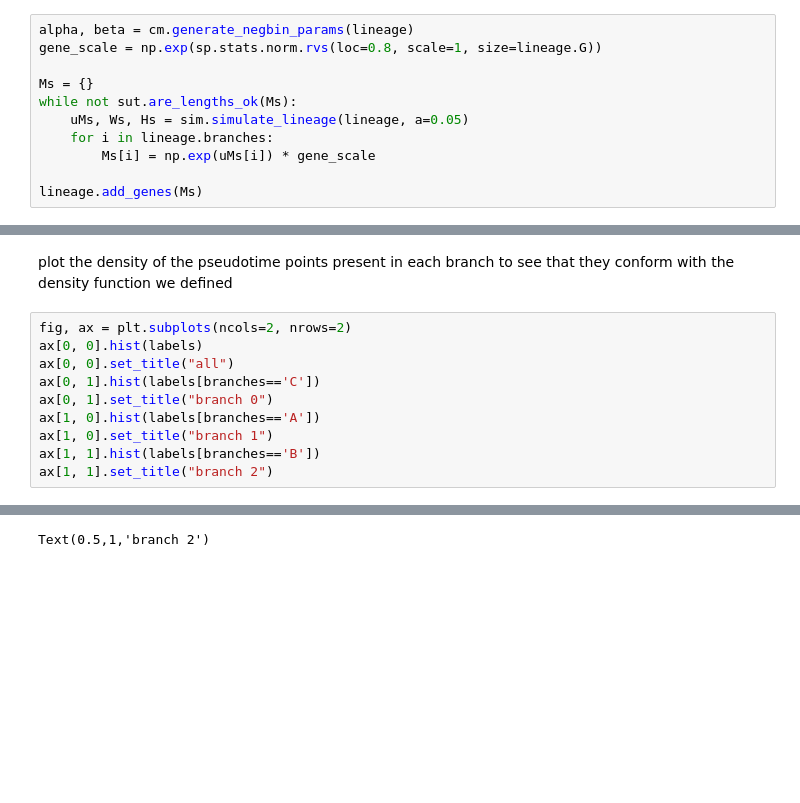
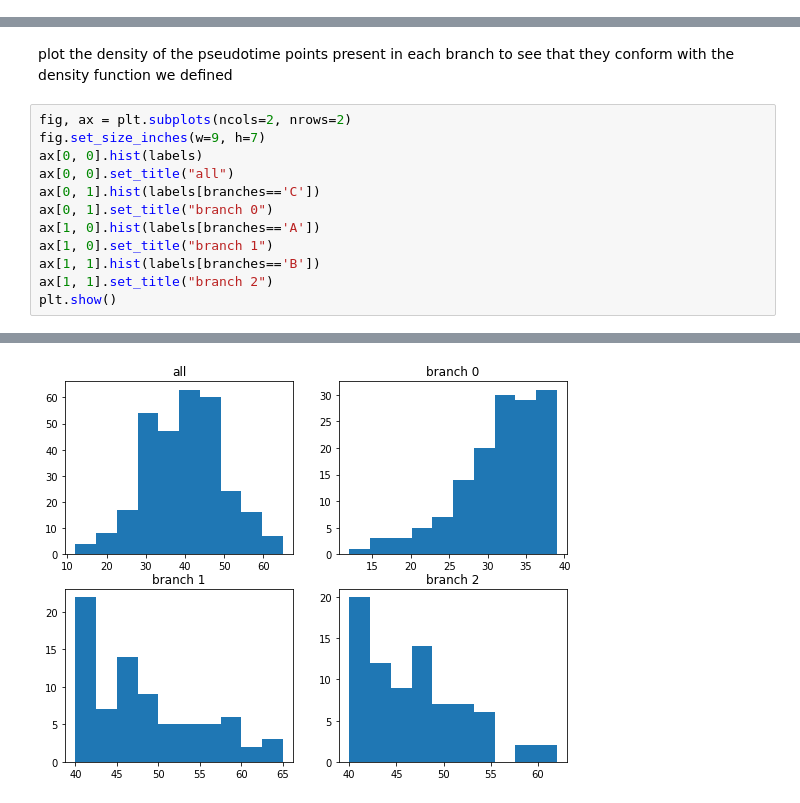
Before and after one commit to soedinglab/prosstt, a Jupyter notebook: examples/density_sampling.ipynb, the cells around one changed output, grey strips where cells are left out. Drawn from its saved outputs; the diff is of its cells as text; blank space fills up the shorter version.

```diff
--- a/examples/density_sampling.ipynb
+++ b/examples/density_sampling.ipynb
@@ -64,14 +63,3 @@ density['C'] = branch0 / total_density
 density['B'] = branch12 / total_density
 density['A'] = branch12 / total_density
 lineage.density = density
-# %%
-alpha, beta = cm.generate_negbin_params(lineage)
-gene_scale = np.exp(sp.stats.norm.rvs(loc=0.8, scale=1, size=lineage.G))
-
-Ms = {}
-while not sut.are_lengths_ok(Ms):
-    uMs, Ws, Hs = sim.simulate_lineage(lineage, a=0.05)
-    for i in lineage.branches:
-        Ms[i] = np.exp(uMs[i]) * gene_scale
-
-lineage.add_genes(Ms)
@@ -81,6 +72,7 @@ X, labels, branches, scalings = sim.sample_density(lineage, 300, alpha=alpha, be
 plot the density of the pseudotime points present in each branch to see that they conform with the density function we defined
 # %%
 fig, ax = plt.subplots(ncols=2, nrows=2)
+fig.set_size_inches(w=9, h=7)
 ax[0, 0].hist(labels)
 ax[0, 0].set_title("all")
 ax[0, 1].hist(labels[branches=='C'])
@@ -89,4 +81,5 @@ ax[1, 0].hist(labels[branches=='A'])
 ax[1, 0].set_title("branch 1")
 ax[1, 1].hist(labels[branches=='B'])
 ax[1, 1].set_title("branch 2")
+plt.show()
 # %% [output]
@@ -95 +86 @@ ax[1, 1].set_title("branch 2")
-Text(0.5,1,'branch 2')
+[figure, added]
```
Also changed, not shown: parts of 3 cells of this notebook, 7 other files.
